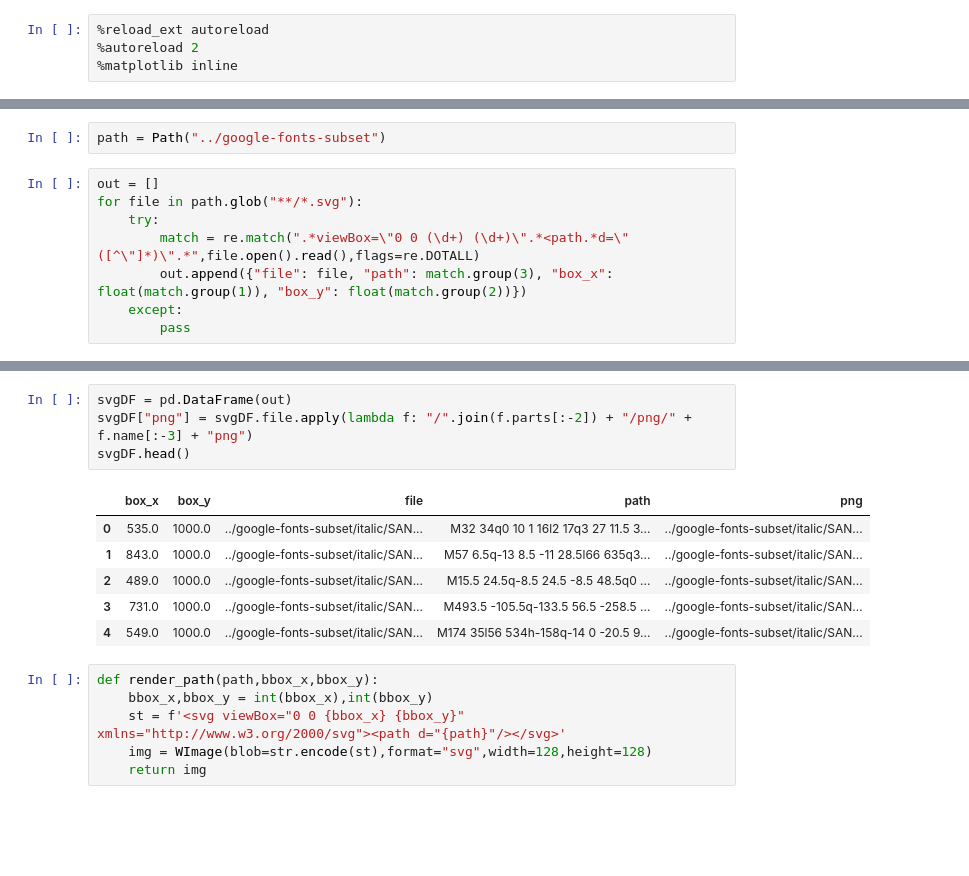
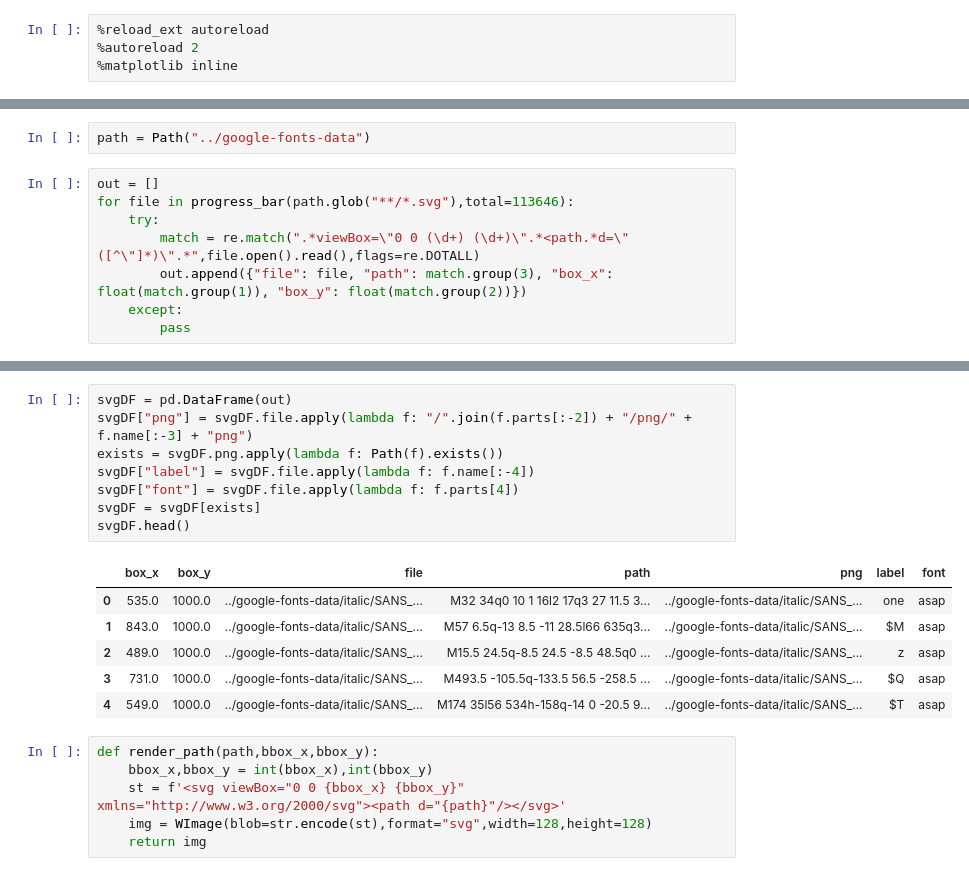
Before and after one commit to haofengac/font-gen, a Jupyter notebook: dataloader.ipynb, the cells around one changed output, grey strips where cells are left out. Cells and saved outputs as stored; diff of their text form; blank space fills up the shorter version.

```diff
--- a/dataloader.ipynb
+++ b/dataloader.ipynb
@@ -14,10 +13,10 @@ from IPython.display import SVG, display
 from wand.image import Image as WImage
 import wand
 # %%
-path = Path("../google-fonts-subset")
+path = Path("../google-fonts-data")
 # %%
 out = []
-for file in path.glob("**/*.svg"):
+for file in progress_bar(path.glob("**/*.svg"),total=113646):
     try:
         match = re.match(".*viewBox=\"0 0 (\d+) (\d+)\".*<path.*d=\"([^\"]*)\".*",file.open().read(),flags=re.DOTALL)
         out.append({"file": file, "path": match.group(3), "box_x": float(match.group(1)), "box_y": float(match.group(2))})
@@ -26,14 +27,18 @@ for file in path.glob("**/*.svg"):
 # %%
 svgDF = pd.DataFrame(out)
 svgDF["png"] = svgDF.file.apply(lambda f: "/".join(f.parts[:-2]) + "/png/" + f.name[:-3] + "png")
+exists = svgDF.png.apply(lambda f: Path(f).exists())
+svgDF["label"] = svgDF.file.apply(lambda f: f.name[:-4])
+svgDF["font"] = svgDF.file.apply(lambda f: f.parts[4])
+svgDF = svgDF[exists]
 svgDF.head()
 # %% [output]
-|  | box_x | box_y | file | path | png |
-| 0 | 535.0 | 1000.0 | ../google-fonts-subset/italic/SAN... | M32 34q0 10 1 16l2 17q3 27 11.5 3... | ../google-fonts-subset/italic/SAN... |
-| 1 | 843.0 | 1000.0 | ../google-fonts-subset/italic/SAN... | M57 6.5q-13 8.5 -11 28.5l66 635q3... | ../google-fonts-subset/italic/SAN... |
-| 2 | 489.0 | 1000.0 | ../google-fonts-subset/italic/SAN... | M15.5 24.5q-8.5 24.5 -8.5 48.5q0 ... | ../google-fonts-subset/italic/SAN... |
-| 3 | 731.0 | 1000.0 | ../google-fonts-subset/italic/SAN... | M493.5 -105.5q-133.5 56.5 -258.5 ... | ../google-fonts-subset/italic/SAN... |
-| 4 | 549.0 | 1000.0 | ../google-fonts-subset/italic/SAN... | M174 35l56 534h-158q-14 0 -20.5 9... | ../google-fonts-subset/italic/SAN... |
+|  | box_x | box_y | file | path | png | label | font |
+| 0 | 535.0 | 1000.0 | ../google-fonts-data/italic/SANS_... | M32 34q0 10 1 16l2 17q3 27 11.5 3... | ../google-fonts-data/italic/SANS_... | one | asap |
+| 1 | 843.0 | 1000.0 | ../google-fonts-data/italic/SANS_... | M57 6.5q-13 8.5 -11 28.5l66 635q3... | ../google-fonts-data/italic/SANS_... | $M | asap |
+| 2 | 489.0 | 1000.0 | ../google-fonts-data/italic/SANS_... | M15.5 24.5q-8.5 24.5 -8.5 48.5q0 ... | ../google-fonts-data/italic/SANS_... | z | asap |
+| 3 | 731.0 | 1000.0 | ../google-fonts-data/italic/SANS_... | M493.5 -105.5q-133.5 56.5 -258.5 ... | ../google-fonts-data/italic/SANS_... | $Q | asap |
+| 4 | 549.0 | 1000.0 | ../google-fonts-data/italic/SANS_... | M174 35l56 534h-158q-14 0 -20.5 9... | ../google-fonts-data/italic/SANS_... | $T | asap |
 # %%
 def render_path(path,bbox_x,bbox_y):
     bbox_x,bbox_y = int(bbox_x),int(bbox_y)
```
Also changed, not shown: parts of 24 cells of this notebook.
